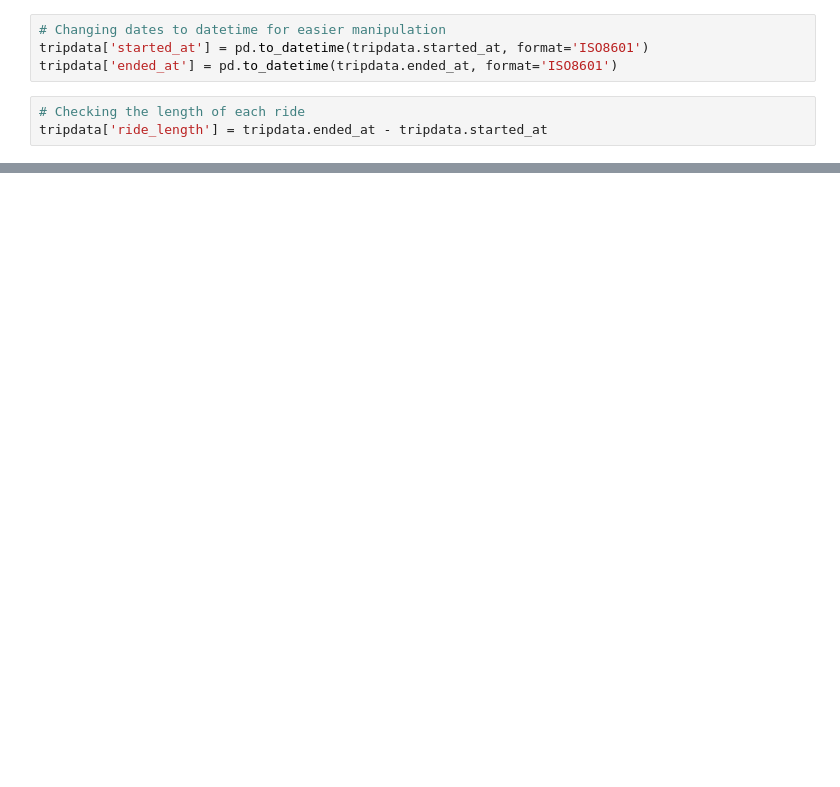
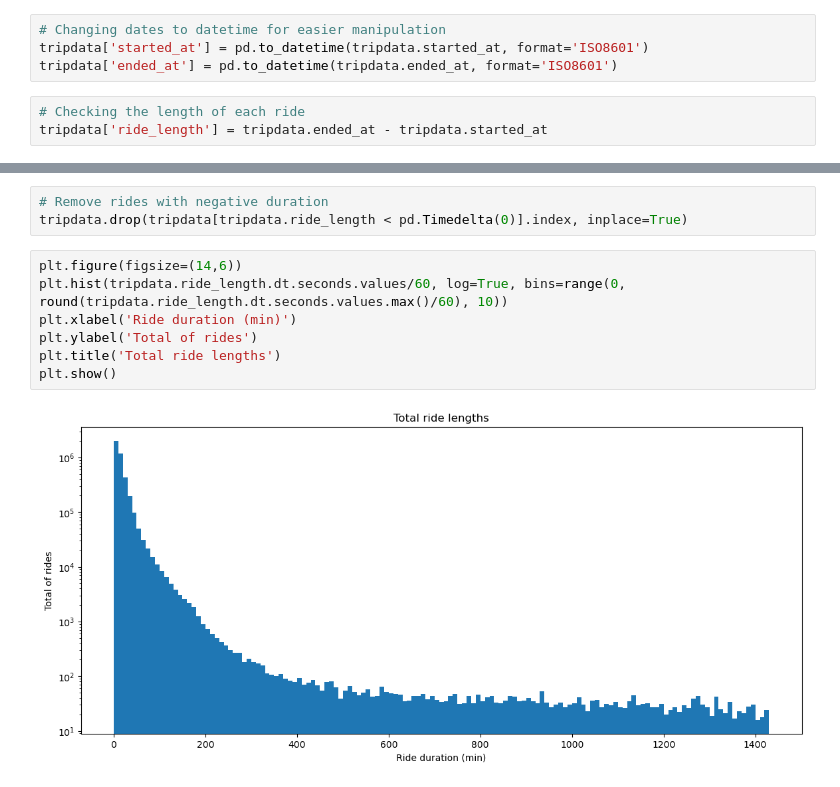
Before and after one commit to bramiprudencio/Cyclistic, a Jupyter notebook: main.ipynb, the cells around one changed output, grey strips where cells are left out. Saved outputs shown, nothing was run; the diff lists cells and outputs as text; blank space fills up the shorter version.

Commit message:
days and lengths analyzed

```diff
--- a/main.ipynb
+++ b/main.ipynb
@@ -73,0 +94,12 @@ tripdata['ride_length'] = tripdata.ended_at - tripdata.started_at
+# %%
+# Remove rides with negative duration
+tripdata.drop(tripdata[tripdata.ride_length < pd.Timedelta(0)].index, inplace=True)
+# %%
+plt.figure(figsize=(14,6))
+plt.hist(tripdata.ride_length.dt.seconds.values/60, log=True, bins=range(0, round(tripdata.ride_length.dt.seconds.values.max()/60), 10))
+plt.xlabel('Ride duration (min)')
+plt.ylabel('Total of rides')
+plt.title('Total ride lengths')
+plt.show()
+# %% [output]
+[figure, added]
```
Also changed, not shown: parts of 19 cells of this notebook.
